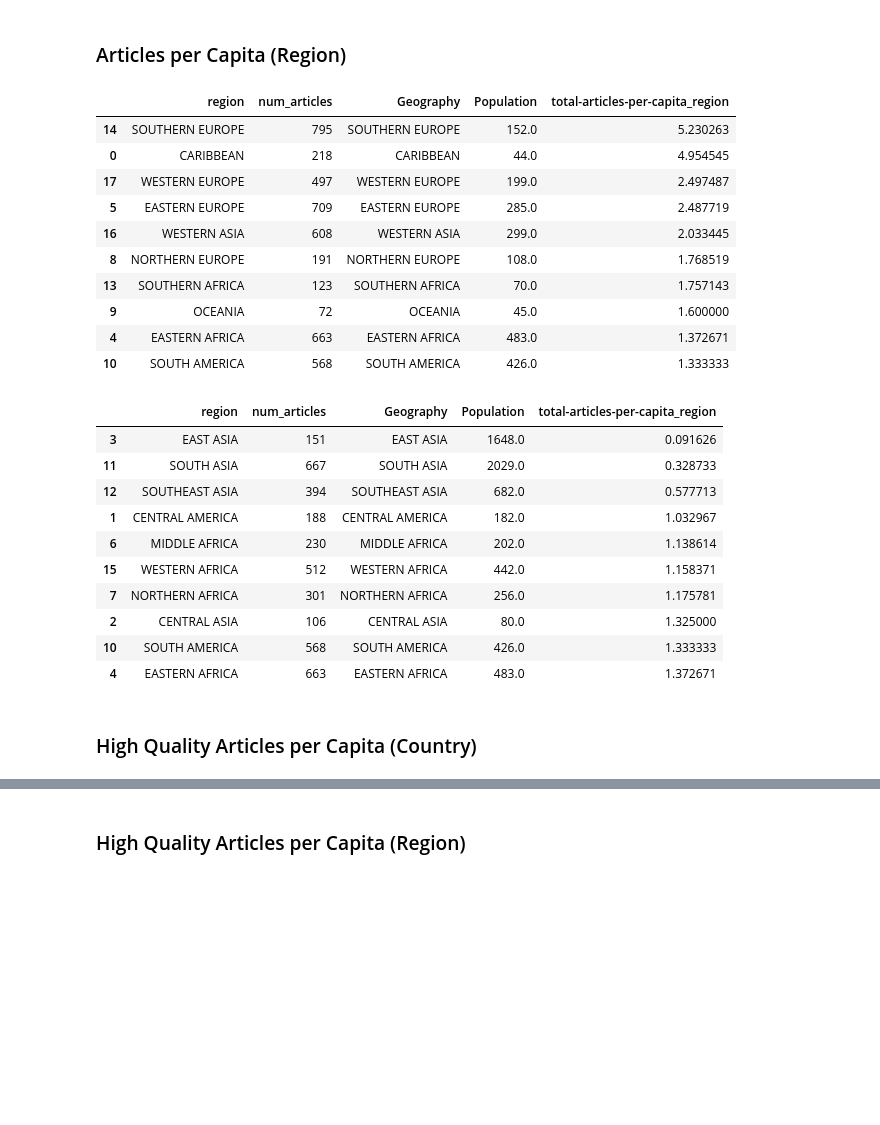
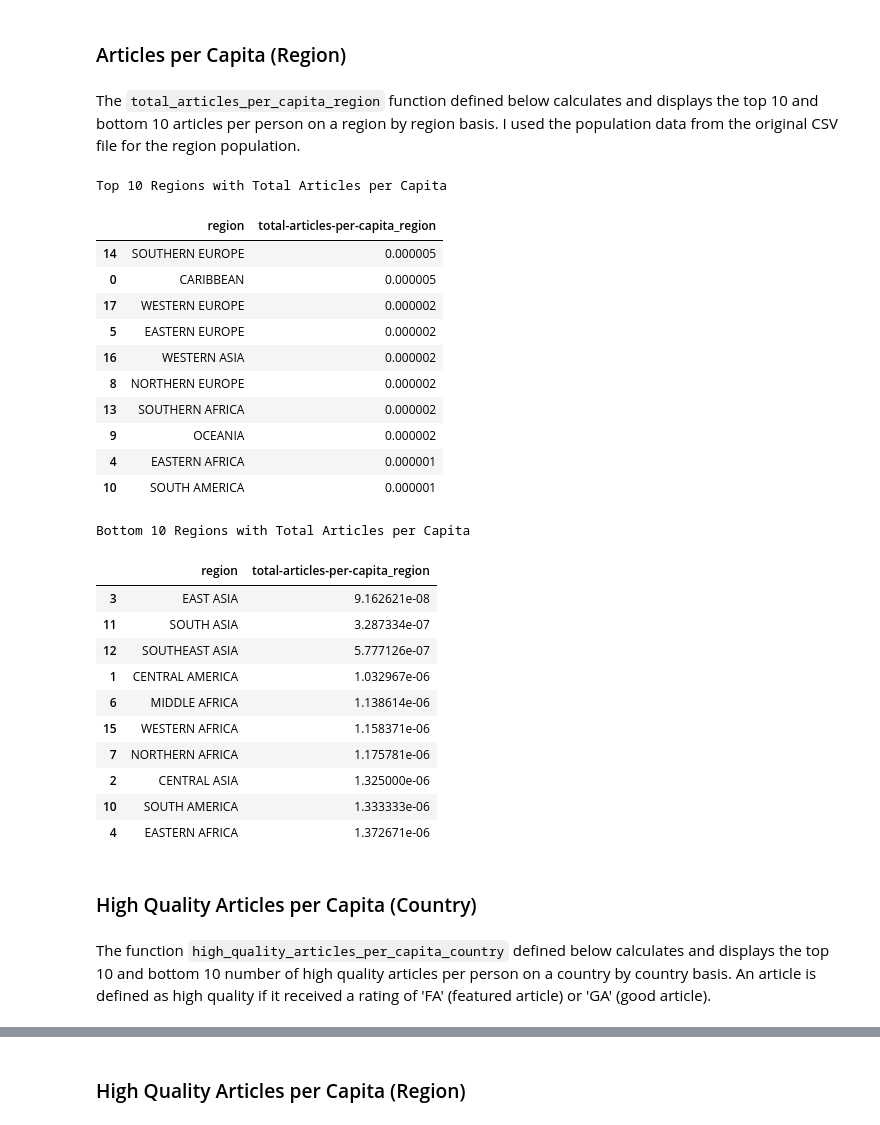
Before and after one commit to ishagokhale/data-512-homework_2, a Jupyter notebook: hw.ipynb, the cells around one changed output, grey strips where cells are left out. Cells and saved outputs as stored; diff of their text form; code cells hidden in the pictures; blank space fills up the shorter version.

```diff
--- a/hw.ipynb
+++ b/hw.ipynb
@@ -412,43 +491,57 @@ total_articles_per_capita_country()
 # %% [markdown]
 ### Articles per Capita (Region)
+# %% [markdown]
+The `total_articles_per_capita_region` function defined below calculates and displays the top 10 and bottom 10 articles per person on a region by region basis. I used the population data from the original CSV file for the region population.
 # %%
 def total_articles_per_capita_region():
+    # get total number of articles per region
     num_articles = final_df.groupby('region')['article_title'].count().reset_index(name='num_articles')
 
+    # get region population from population CSV
     regions_df = population[population['Geography'].str.isupper()].drop_duplicates()
 
     df2 = pd.merge(num_articles, regions_df, left_on='region', right_on = 'Geography')
+    df2['Population_'] = df2['Population'] * 1000000
 
-    df2['total-articles-per-capita_region'] = df2['num_articles'] /df2['Population']
+    # calculate total-articles-per-capita_region
+    df2['total-articles-per-capita_region'] = df2['num_articles'] /df2['Population_']
 
-    display(df2.sort_values(by = 'total-articles-per-capita_region', ascending = False)[:10])
-    display(df2.sort_values(by = 'total-articles-per-capita_region', ascending = True)[:10])
+    #display top 10 and bottom 10 regions
+    print("Top 10 Regions with Total Articles per Capita")
+    display(df2.sort_values(by = 'total-articles-per-capita_region', ascending = False)[:10][['region', 'total-articles-per-capita_region']])
+
+    print("Bottom 10 Regions with Total Articles per Capita")
+    display(df2.sort_values(by = 'total-articles-per-capita_region', ascending = True)[:10][['region', 'total-articles-per-capita_region']])
 
 total_articles_per_capita_region()
 # %% [output]
+Top 10 Regions with Total Articles per Capita
-|  | region | num_articles | Geography | Population | total-articles-per-capita_region |
-| 14 | SOUTHERN EUROPE | 795 | SOUTHERN EUROPE | 152.0 | 5.230263 |
-| 0 | CARIBBEAN | 218 | CARIBBEAN | 44.0 | 4.954545 |
-| 17 | WESTERN EUROPE | 497 | WESTERN EUROPE | 199.0 | 2.497487 |
-| 5 | EASTERN EUROPE | 709 | EASTERN EUROPE | 285.0 | 2.487719 |
-| 16 | WESTERN ASIA | 608 | WESTERN ASIA | 299.0 | 2.033445 |
-| 8 | NORTHERN EUROPE | 191 | NORTHERN EUROPE | 108.0 | 1.768519 |
-| 13 | SOUTHERN AFRICA | 123 | SOUTHERN AFRICA | 70.0 | 1.757143 |
-| 9 | OCEANIA | 72 | OCEANIA | 45.0 | 1.600000 |
-| 4 | EASTERN AFRICA | 663 | EASTERN AFRICA | 483.0 | 1.372671 |
-| 10 | SOUTH AMERICA | 568 | SOUTH AMERICA | 426.0 | 1.333333 |
+|  | region | total-articles-per-capita_region |
+| 14 | SOUTHERN EUROPE | 0.000005 |
+| 0 | CARIBBEAN | 0.000005 |
+| 17 | WESTERN EUROPE | 0.000002 |
+| 5 | EASTERN EUROPE | 0.000002 |
+| 16 | WESTERN ASIA | 0.000002 |
+| 8 | NORTHERN EUROPE | 0.000002 |
+| 13 | SOUTHERN AFRICA | 0.000002 |
+| 9 | OCEANIA | 0.000002 |
+| 4 | EASTERN AFRICA | 0.000001 |
+| 10 | SOUTH AMERICA | 0.000001 |
+Bottom 10 Regions with Total Articles per Capita
-|  | region | num_articles | Geography | Population | total-articles-per-capita_region |
-| 3 | EAST ASIA | 151 | EAST ASIA | 1648.0 | 0.091626 |
-| 11 | SOUTH ASIA | 667 | SOUTH ASIA | 2029.0 | 0.328733 |
-| 12 | SOUTHEAST ASIA | 394 | SOUTHEAST ASIA | 682.0 | 0.577713 |
-| 1 | CENTRAL AMERICA | 188 | CENTRAL AMERICA | 182.0 | 1.032967 |
-| 6 | MIDDLE AFRICA | 230 | MIDDLE AFRICA | 202.0 | 1.138614 |
-| 15 | WESTERN AFRICA | 512 | WESTERN AFRICA | 442.0 | 1.158371 |
-| 7 | NORTHERN AFRICA | 301 | NORTHERN AFRICA | 256.0 | 1.175781 |
-| 2 | CENTRAL ASIA | 106 | CENTRAL ASIA | 80.0 | 1.325000 |
-| 10 | SOUTH AMERICA | 568 | SOUTH AMERICA | 426.0 | 1.333333 |
-| 4 | EASTERN AFRICA | 663 | EASTERN AFRICA | 483.0 | 1.372671 |
+|  | region | total-articles-per-capita_region |
+| 3 | EAST ASIA | 9.162621e-08 |
+| 11 | SOUTH ASIA | 3.287334e-07 |
+| 12 | SOUTHEAST ASIA | 5.777126e-07 |
+| 1 | CENTRAL AMERICA | 1.032967e-06 |
+| 6 | MIDDLE AFRICA | 1.138614e-06 |
+| 15 | WESTERN AFRICA | 1.158371e-06 |
+| 7 | NORTHERN AFRICA | 1.175781e-06 |
+| 2 | CENTRAL ASIA | 1.325000e-06 |
+| 10 | SOUTH AMERICA | 1.333333e-06 |
+| 4 | EASTERN AFRICA | 1.372671e-06 |
 # %% [markdown]
 ### High Quality Articles per Capita (Country)
+# %% [markdown]
+The function `high_quality_articles_per_capita_country` defined below calculates and displays the top 10 and bottom 10 number of high quality articles per person on a country by country basis. An article is defined as high quality if it received a rating of 'FA' (featured article) or 'GA' (good article).
 # %%
 def high_quality_articles_per_capita_country():
```
Also changed, not shown: parts of 24 cells of this notebook.
